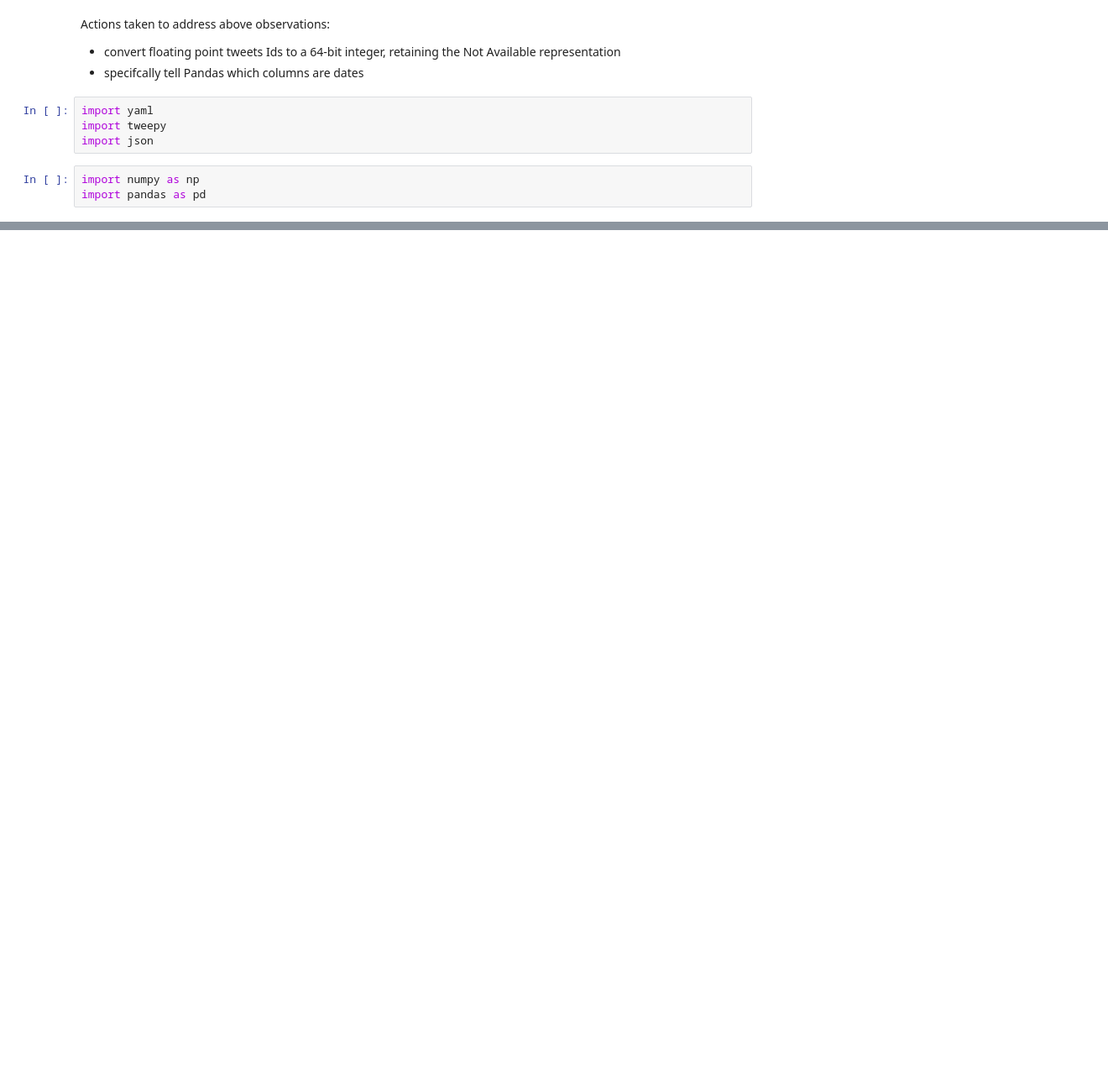
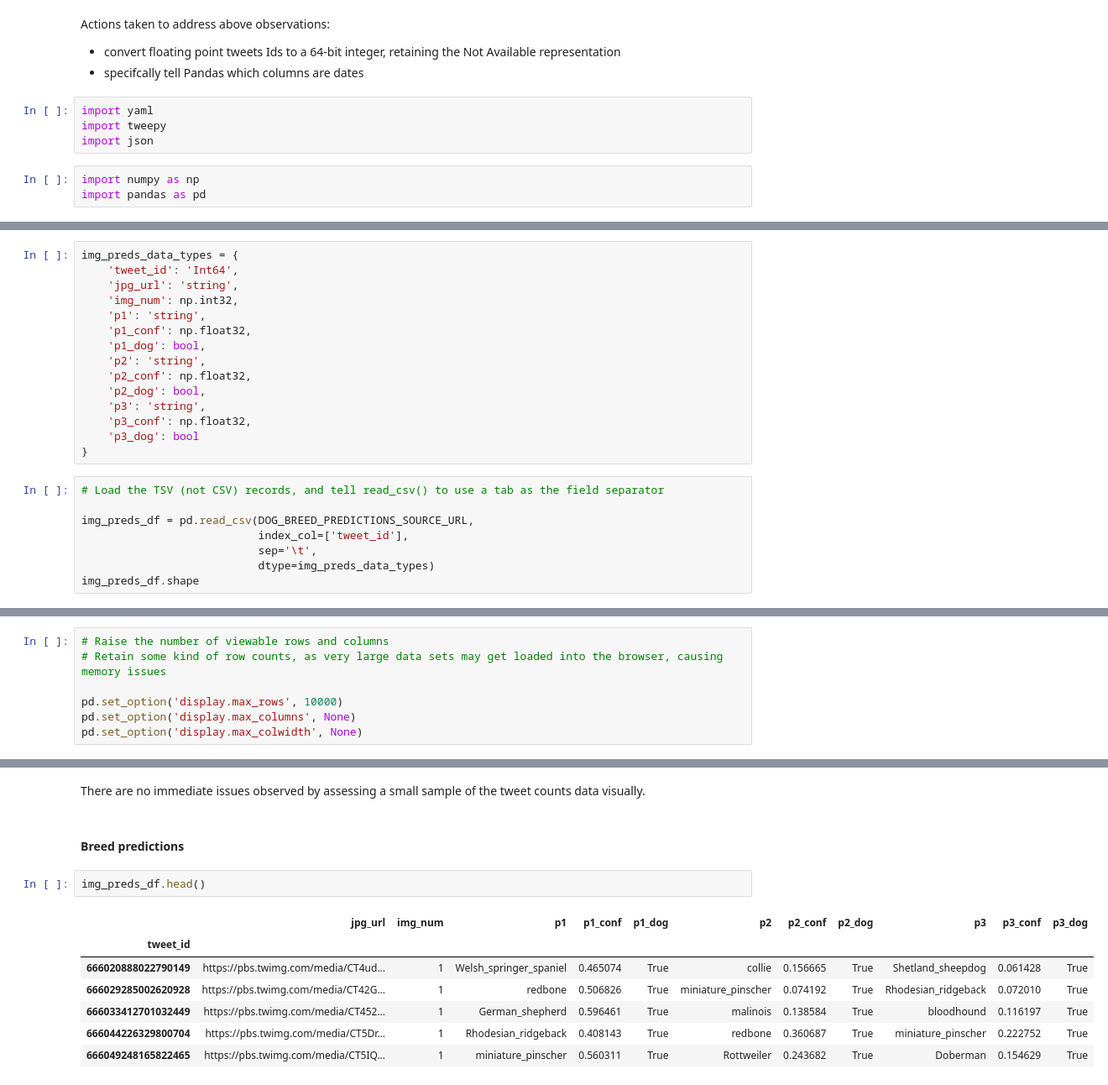
Before and after one commit to benvens-udacity/wrangle-and-analyze-data, a Jupyter notebook: wrangle_act.ipynb, the cells around one changed output, grey strips where cells are left out. Shown at 84% size. Cells and saved outputs as stored; diff of their text form; blank space fills up the shorter version.

```diff
--- a/wrangle_act.ipynb
+++ b/wrangle_act.ipynb
@@ -79,0 +190,23 @@ pd.__version__
+# %%
+img_preds_data_types = {
+    'tweet_id': 'Int64',
+    'jpg_url': 'string',
+    'img_num': np.int32,
+    'p1': 'string',
+    'p1_conf': np.float32,
+    'p1_dog': bool,
+    'p2': 'string',
+    'p2_conf': np.float32,
+    'p2_dog': bool,
+    'p3': 'string',
+    'p3_conf': np.float32,
+    'p3_dog': bool
+}
+# %%
+# Load the TSV (not CSV) records, and tell read_csv() to use a tab as the field separator
+
+img_preds_df = pd.read_csv(DOG_BREED_PREDICTIONS_SOURCE_URL,
+                           index_col=['tweet_id'],
+                           sep='\t',
+                           dtype=img_preds_data_types)
+img_preds_df.shape
@@ -79,0 +248,7 @@ pd.__version__
+# %%
+# Raise the number of viewable rows and columns
+# Retain some kind of row counts, as very large data sets may get loaded into the browser, causing memory issues
+
+pd.set_option('display.max_rows', 10000)
+pd.set_option('display.max_columns', None)
+pd.set_option('display.max_colwidth', None)
@@ -79,0 +289,14 @@ pd.__version__
+# %% [markdown]
+There are no immediate issues observed by assessing a small sample of the tweet counts data visually.
+# %% [markdown]
+#### Breed predictions
+# %%
+img_preds_df.head()
+# %% [output]
+|  | jpg_url | img_num | p1 | p1_conf | p1_dog | p2 | p2_conf | p2_dog | p3 | p3_conf | p3_dog |
+| tweet_id |  |  |  |  |  |  |  |  |  |  |  |
+| 666020888022790149 | https://pbs.twimg.com/media/CT4ud... | 1 | Welsh_springer_spaniel | 0.465074 | True | collie | 0.156665 | True | Shetland_sheepdog | 0.061428 | True |
+| 666029285002620928 | https://pbs.twimg.com/media/CT42G... | 1 | redbone | 0.506826 | True | miniature_pinscher | 0.074192 | True | Rhodesian_ridgeback | 0.072010 | True |
+| 666033412701032449 | https://pbs.twimg.com/media/CT452... | 1 | German_shepherd | 0.596461 | True | malinois | 0.138584 | True | bloodhound | 0.116197 | True |
+| 666044226329800704 | https://pbs.twimg.com/media/CT5Dr... | 1 | Rhodesian_ridgeback | 0.408143 | True | redbone | 0.360687 | True | miniature_pinscher | 0.222752 | True |
+| 666049248165822465 | https://pbs.twimg.com/media/CT5IQ... | 1 | miniature_pinscher | 0.560311 | True | Rottweiler | 0.243682 | True | Doberman | 0.154629 | True |
```
Also changed, not shown: parts of 139 cells of this notebook.
